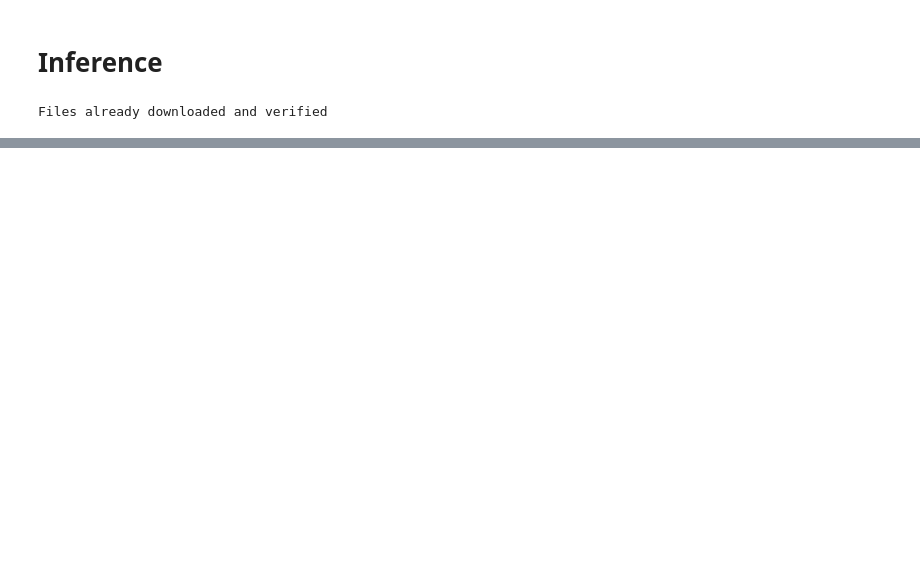
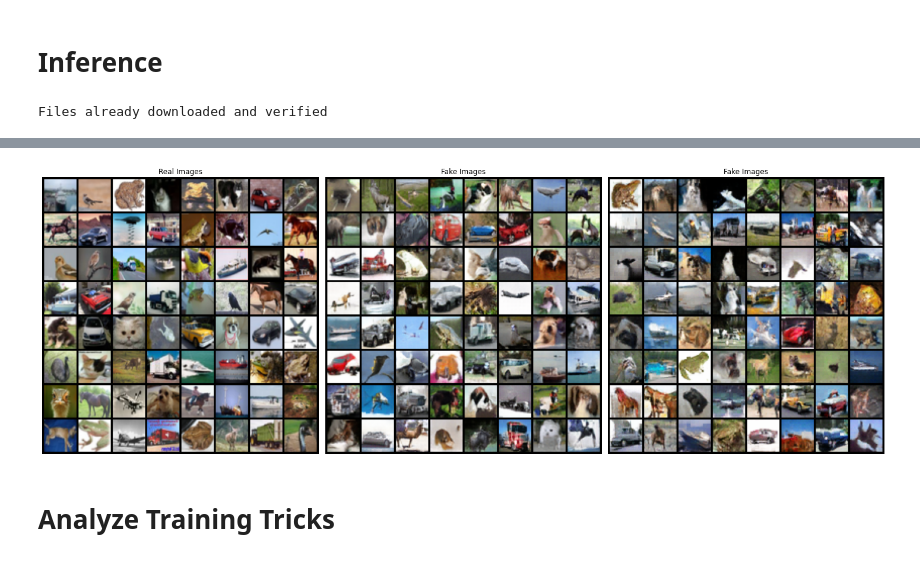
Before and after one commit to azfarkhoja305/GANs, a Jupyter notebook: notebooks/Evaluate_TransGAN.ipynb, the cells around one changed output, grey strips where cells are left out. Cells and saved outputs as stored; diff of their text form; code cells hidden in the pictures; blank space fills up the shorter version.

```diff
--- a/notebooks/Evaluate_TransGAN.ipynb
+++ b/notebooks/Evaluate_TransGAN.ipynb
@@ -212,0 +209,18 @@ no_aug                                100               20    77.8442
+# %%
+import torchvision.utils as vutils
+
+def generate_fakes(exp, epoch, Gen, Dis, optG, optD, seed=None):
+    # Load model
+    full_filename = gdrive/exp/f"GanModel_{epoch:03}.pth"
+    Gen, gen_avg_param, Dis, optG, optD, start_epoch, step, old_logs = \
+        Checkpoint.load_checkpoint(full_filename, Gen, Dis, optG, optD)
+    load_params(Gen, gen_avg_param)
+
+      # Generate images
+    with torch.no_grad():
+        if seed:
+            torch.manual_seed(seed)
+        z = torch.randn(gen_batch_sz, latent_dims, device=device)
+        fake = Gen(z, epoch).detach().cpu()
+    fake_ims = vutils.make_grid(fake, padding=2, normalize=True)
+    return fake_ims
@@ -212,0 +234,10 @@ no_aug                                100               20    77.8442
+# %%
+_, axs = plt.subplots(1,3,figsize=(20,20))
+display_images(dataset.train_loader,ax = axs[0])
+display_images([fake_ims1], ax = axs[1])
+display_images([fake_ims2], ax = axs[2])
+plt.tight_layout()
+# %% [output]
+[figure, added]
+# %% [markdown]
+# Analyze Training Tricks
```
Also changed, not shown: parts of 15 cells of this notebook.
